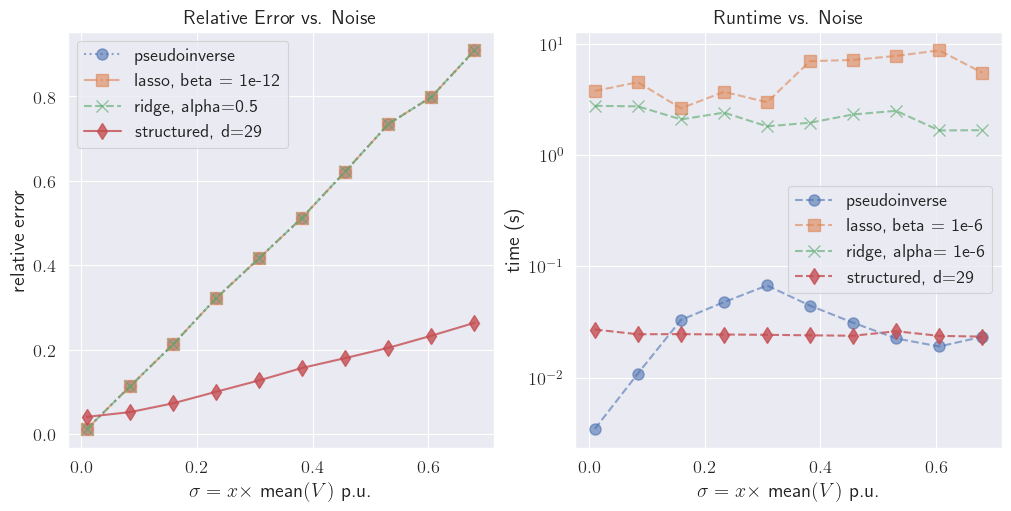
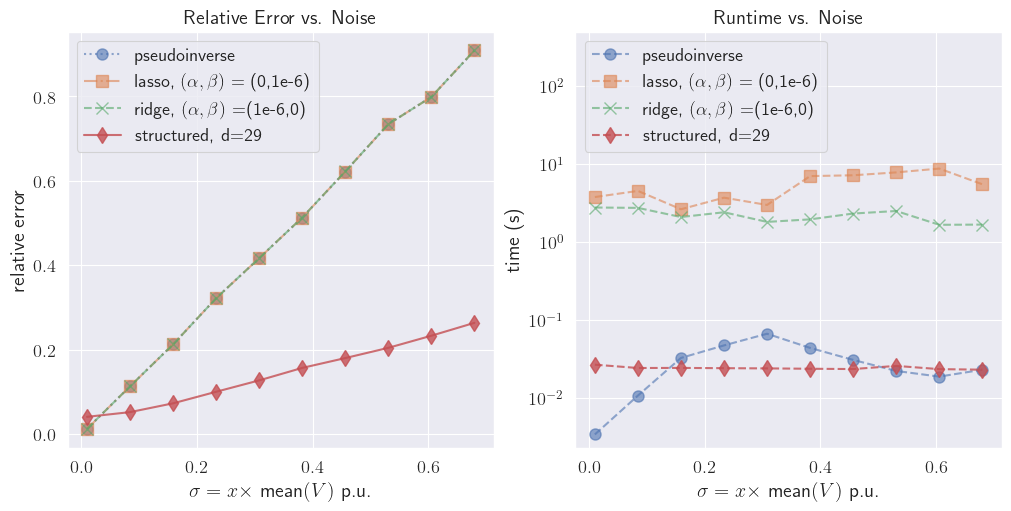
Unified diff of the notebook cell whose output changed from the first chart to the second:
--- before
+++ after
@@ -5,6 +5,6 @@
 fig,ax = plt.subplots(1,2,figsize=(10,5),constrained_layout=True)
 ax[0].plot(sigma_pct_mean,rel_errs[:,0],':o',ms=8,lw=1.5,alpha=0.6,label='pseudoinverse')
-ax[0].plot(sigma_pct_mean,rel_errs[:,1],'-.s',ms=8,lw=1.5,alpha=0.6,label='lasso, beta = 1e-12')
-ax[0].plot(sigma_pct_mean,rel_errs[:,2],'--x',ms=8,lw=1.5,alpha=0.6,label='ridge, alpha=0.5')
+ax[0].plot(sigma_pct_mean,rel_errs[:,1],'-.s',ms=8,lw=1.5,alpha=0.6,label=r'lasso, $(\alpha,\beta)$ = (0,1e-6)')
+ax[0].plot(sigma_pct_mean,rel_errs[:,2],'--x',ms=8,lw=1.5,alpha=0.6,label=r'ridge, $(\alpha,\beta)$ =(1e-6,0)')
 ax[0].plot(sigma_pct_mean,rel_errs[:,3],'-d',ms=8,lw=1.5,alpha=0.8,label='structured, d=29')
 ax[0].set_xlabel(r'$\sigma = x \times$ mean$(V)$ p.u.')
@@ -15,11 +15,12 @@
 
 ax[1].plot(sigma_pct_mean,times[:,0],'--o',ms=8,lw=1.5,alpha=0.6,label='pseudoinverse')
-ax[1].plot(sigma_pct_mean,times[:,1],'--s',ms=8,lw=1.5,alpha=0.6,label='lasso, beta = 1e-6')
-ax[1].plot(sigma_pct_mean,times[:,2],'--x',ms=8,lw=1.5,alpha=0.6,label='ridge, alpha= 1e-6')
+ax[1].plot(sigma_pct_mean,times[:,1],'--s',ms=8,lw=1.5,alpha=0.6,label=r'lasso, $(\alpha,\beta)$ = (0,1e-6)')
+ax[1].plot(sigma_pct_mean,times[:,2],'--x',ms=8,lw=1.5,alpha=0.6,label=r'ridge, $(\alpha,\beta)$ =(1e-6,0)')
 ax[1].plot(sigma_pct_mean,times[:,3],'--d',ms=8,lw=1.5,alpha=0.8,label='structured, d=29')
 ax[1].set_xlabel(r'$\sigma = x \times$ mean$(V)$ p.u.')
 ax[1].set_ylabel('time (s)')
 ax[1].set_title('Runtime vs. Noise')
-ax[1].legend()
+ax[1].legend(loc='upper left')
+ax[1].set_ylim([0,500])
 plt.yscale('log')
 

Commit: update err analysis legend